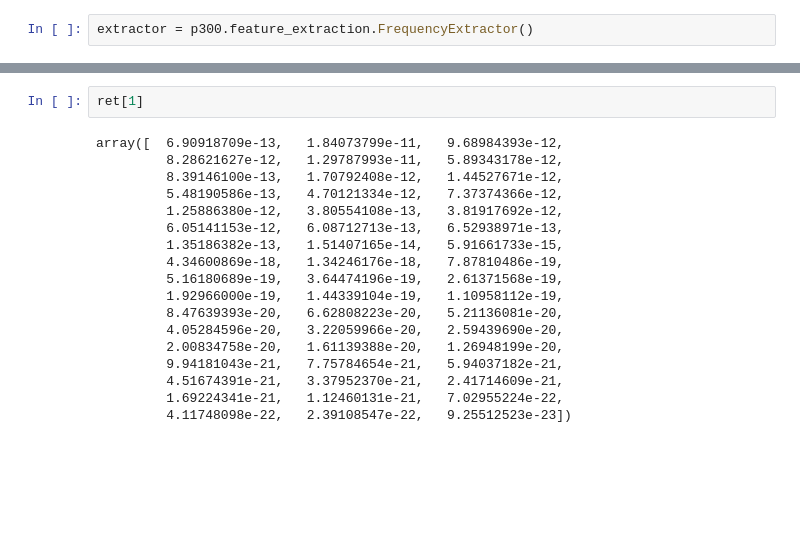
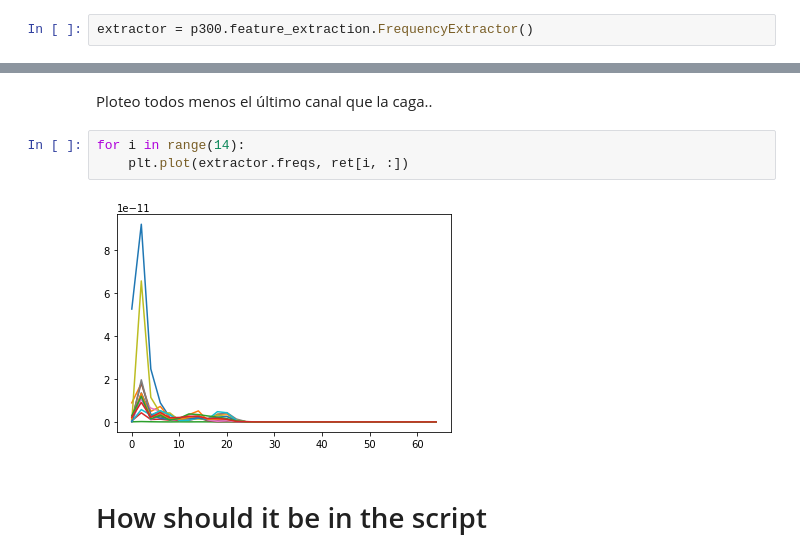
Before and after one commit to finiteautomata/p300speller, a Jupyter notebook: notebooks/feature_extraction.py.ipynb, the cells around one changed output, grey strips where cells are left out. Drawn from its saved outputs; the diff is of its cells as text; blank space fills up the shorter version.

```diff
--- a/notebooks/feature_extraction.py.ipynb
+++ b/notebooks/feature_extraction.py.ipynb
@@ -109,20 +83,9 @@ array([  1.25631385e-10,   1.19828889e-10,   4.59718902e-12,
-# %%
-ret[1]
-# %% [output]
-array([  6.90918709e-13,   1.84073799e-11,   9.68984393e-12,
-         8.28621627e-12,   1.29787993e-11,   5.89343178e-12,
-         8.39146100e-13,   1.70792408e-12,   1.44527671e-12,
-         5.48190586e-13,   4.70121334e-12,   7.37374366e-12,
-         1.25886380e-12,   3.80554108e-13,   3.81917692e-12,
-         6.05141153e-12,   6.08712713e-13,   6.52938971e-13,
-         1.35186382e-13,   1.51407165e-14,   5.91661733e-15,
-         4.34600869e-18,   1.34246176e-18,   7.87810486e-19,
-         5.16180689e-19,   3.64474196e-19,   2.61371568e-19,
-         1.92966000e-19,   1.44339104e-19,   1.10958112e-19,
-         8.47639393e-20,   6.62808223e-20,   5.21136081e-20,
-         4.05284596e-20,   3.22059966e-20,   2.59439690e-20,
-         2.00834758e-20,   1.61139388e-20,   1.26948199e-20,
-         9.94181043e-21,   7.75784654e-21,   5.94037182e-21,
-         4.51674391e-21,   3.37952370e-21,   2.41714609e-21,
-         1.69224341e-21,   1.12460131e-21,   7.02955224e-22,
-         4.11748098e-22,   2.39108547e-22,   9.25512523e-23])
+# %% [markdown]
+Ploteo todos menos el último canal que la caga..
+# %%
+for i in range(14):
+    plt.plot(extractor.freqs, ret[i, :])
+# %% [output]
+[figure, added]
+# %% [markdown]
+# How should it be in the script
```
Also changed, not shown: parts of 12 cells of this notebook, 4 other files.
